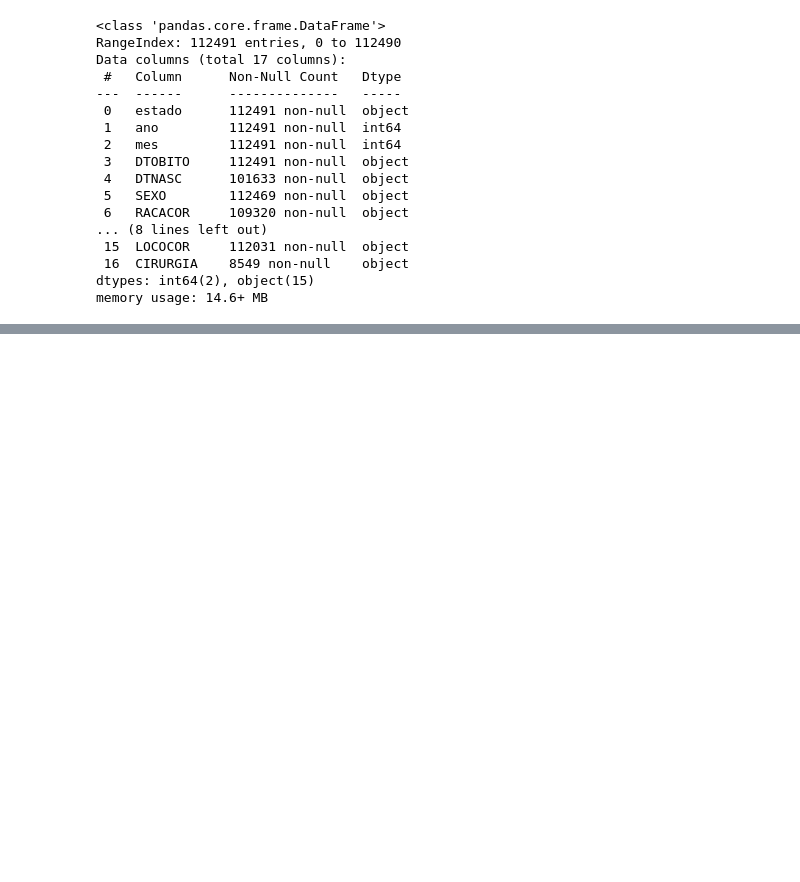
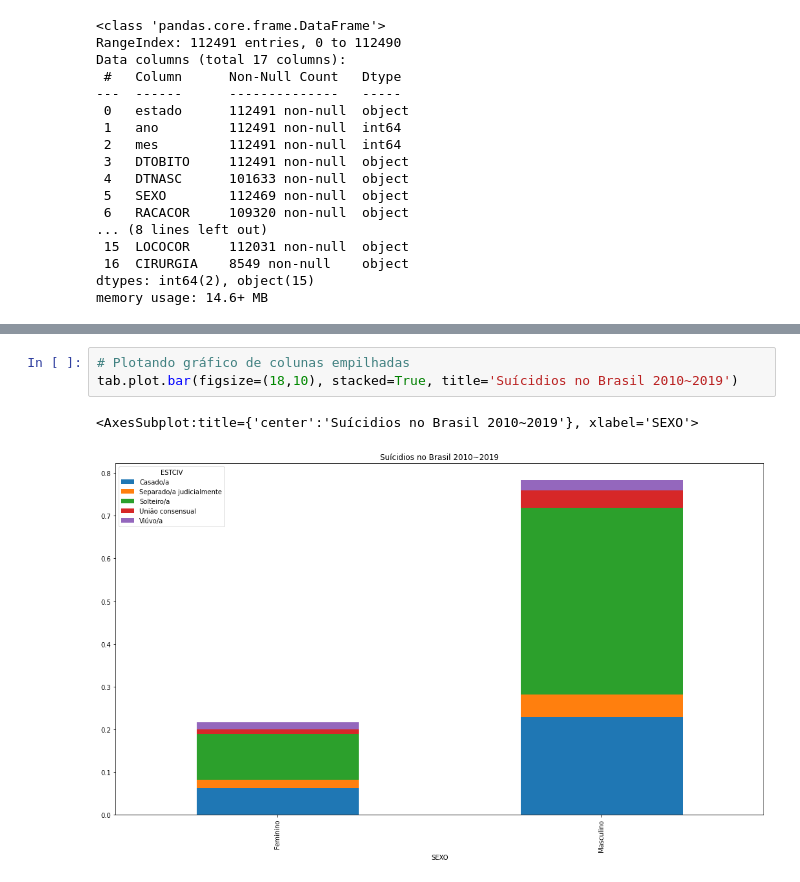
Before and after one commit to kauebr/Estudando, a Jupyter notebook: Estatistica/Estatística descritiva bivariada/Var quali x var quali - Colunas empilhadas.ipynb, the cells around one changed output, grey strips where cells are left out. Saved outputs shown, nothing was run; the diff lists cells and outputs as text; blank space fills up the shorter version.

```diff
--- a/Estatistica/Estatística descritiva bivariada/Var quali x var quali - Colunas empilhadas.ipynb
+++ b/Estatistica/Estatística descritiva bivariada/Var quali x var quali - Colunas empilhadas.ipynb
@@ -158,0 +173,6 @@ df.describe()
+# %%
+# Plotando gráfico de colunas empilhadas
+tab.plot.bar(figsize=(18,10), stacked=True, title='Suícidios no Brasil 2010~2019')
+# %% [output]
+<AxesSubplot:title={'center':'Suícidios no Brasil 2010~2019'}, xlabel='SEXO'>
+[figure, added]
```
Also changed, not shown: parts of 18 cells of this notebook.
